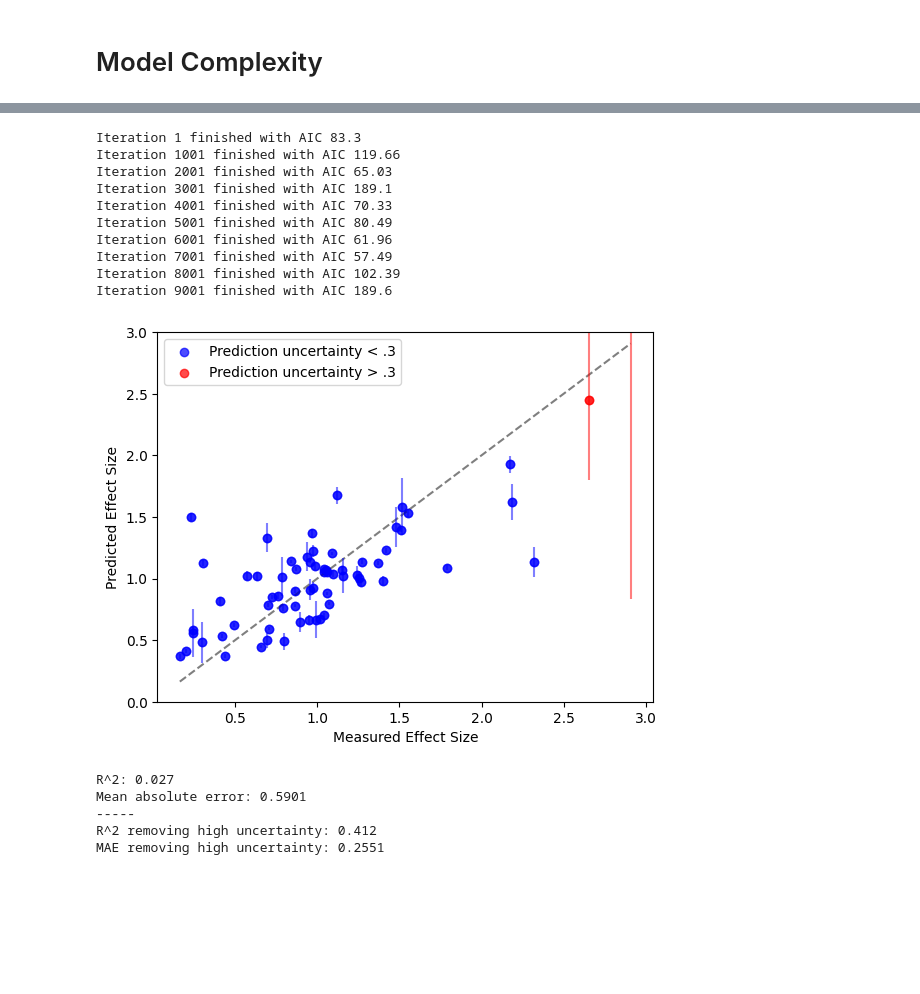
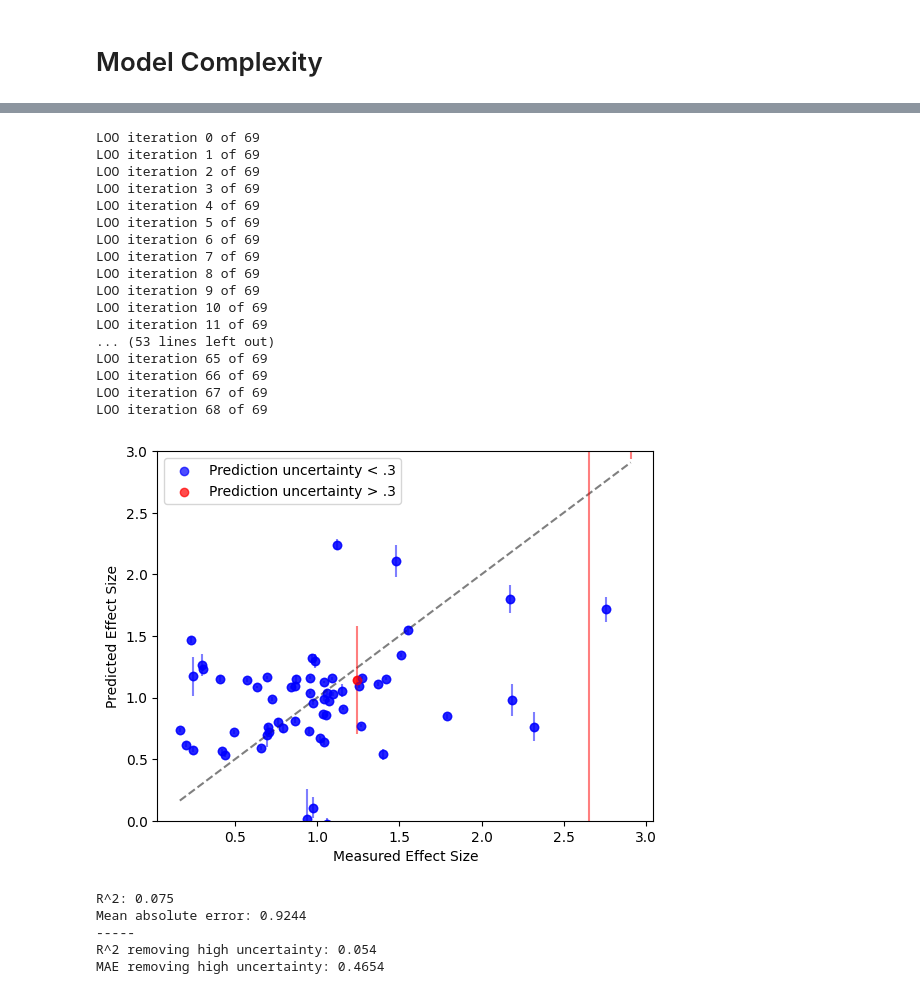
Before and after one commit to oross314/Modeling-Active-Learning-Classrooms, a Jupyter notebook: COPUS_narrowing.ipynb, the cells around one changed output, grey strips where cells are left out. Drawn from its saved outputs; the diff is of its cells as text; code cells hidden in the pictures; blank space fills up the shorter version.

```diff
--- a/COPUS_narrowing.ipynb
+++ b/COPUS_narrowing.ipynb
@@ -616,17 +777,14 @@ MAE removing high uncertainty: 0.3036
 # %%
 #first order
 # #these will be input features for the model
-data = codes_and_CIs[[ 'Lec', 'CG', 'WG',  'OG', 'SQ', ]].to_numpy()
+data = codes_and_CIs[[ 'Lec', 'CG', 'WG',   'SQ', ]].to_numpy()
 #This is a linear regression model, but we use nonlinear terms by adding polynomila features
 data = data
 
-keepers, AICs, good_fits = feature_selection(data, target, its=10000, prt = True, num_choose = 10, weights = 1/ES_variance)
-
-LOO_predictions, LOO_weights = bootstrap_LOO(data, target, keepers, good_fits, bootstrap_n=300, weights = 1/ES_variance)
+LOO_predictions, LOO_weights, good_fit_AICs = feature_boot_LOO(data, target, ES_variance,  )
 
 LOO_feature_means = np.mean(LOO_predictions, axis=0)
+LOO_means, LOO_stds = np.mean(LOO_feature_means, axis=0), np.std(LOO_feature_means, axis=0)
 
-LOO_predictions_mean = np.mean(LOO_feature_means, axis=0)
-LOO_predictions_std = np.std(LOO_feature_means, axis=0)
-LOO_plot(target, LOO_predictions_mean, LOO_predictions_std)
+LOO_plot(target, LOO_means, LOO_stds)
 # %% [output]
@@ -694,34 +859,38 @@ def add_cross_terms_no1(data):
 # %%
 #no first order
 
 #these will be input features for the model
-data = codes_and_CIs[[ 'Lec', 'CG', 'WG', 'OG', 'SQ', ]].to_numpy()
+data = codes_and_CIs[[ 'Lec', 'CG', 'WG', 'SQ', ]].to_numpy()
 #This is a linear regression model, but we use nonlinear terms by adding polynomila features
 data = add_cross_terms_no1(data)
 
-keepers, AICs, good_fits = feature_selection(data, target, its=10000, prt = True, num_choose = 10, weights = 1/ES_variance)
-
-LOO_predictions, LOO_weights = bootstrap_LOO(data, target, keepers, good_fits, bootstrap_n=300, weights = 1/ES_variance)
+LOO_predictions, LOO_weights, good_fit_AICs = feature_boot_LOO(data, target, ES_variance,  )
 
 LOO_feature_means = np.mean(LOO_predictions, axis=0)
+LOO_means, LOO_stds = np.mean(LOO_feature_means, axis=0), np.std(LOO_feature_means, axis=0)
 
-LOO_predictions_mean = np.mean(LOO_feature_means, axis=0)
-LOO_predictions_std = np.std(LOO_feature_means, axis=0)
-LOO_plot(target, LOO_predictions_mean, LOO_predictions_std)
+LOO_plot(target, LOO_means, LOO_stds)
 # %% [output]
-Iteration 1 finished with AIC 83.3
-Iteration 1001 finished with AIC 119.66
-Iteration 2001 finished with AIC 65.03
-Iteration 3001 finished with AIC 189.1
-Iteration 4001 finished with AIC 70.33
-Iteration 5001 finished with AIC 80.49
-Iteration 6001 finished with AIC 61.96
-Iteration 7001 finished with AIC 57.49
-Iteration 8001 finished with AIC 102.39
-Iteration 9001 finished with AIC 189.6
+LOO iteration 0 of 69
+LOO iteration 1 of 69
+LOO iteration 2 of 69
+LOO iteration 3 of 69
+LOO iteration 4 of 69
+LOO iteration 5 of 69
+LOO iteration 6 of 69
+LOO iteration 7 of 69
+LOO iteration 8 of 69
+LOO iteration 9 of 69
+LOO iteration 10 of 69
+LOO iteration 11 of 69
+... (53 lines left out)
+LOO iteration 65 of 69
+LOO iteration 66 of 69
+LOO iteration 67 of 69
+LOO iteration 68 of 69
-[figure, old version]
+[figure, new version]
-R^2: 0.027
-Mean absolute error: 0.5901
+R^2: 0.075
+Mean absolute error: 0.9244
 -----
-R^2 removing high uncertainty: 0.412
-MAE removing high uncertainty: 0.2551
+R^2 removing high uncertainty: 0.054
+MAE removing high uncertainty: 0.4654
```
Also changed, not shown: parts of 28 cells of this notebook, 4 other files.
